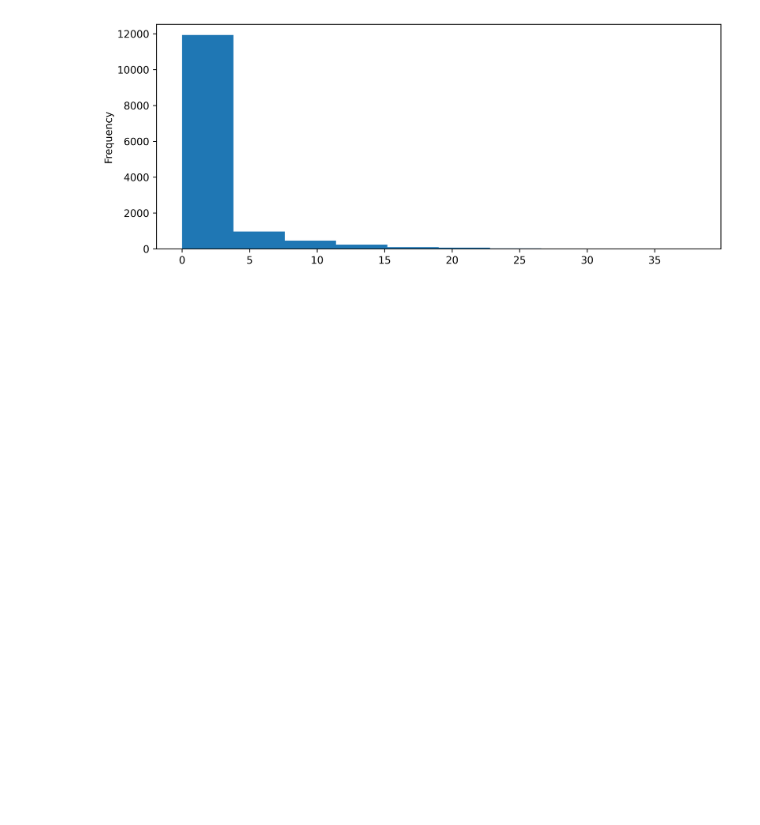
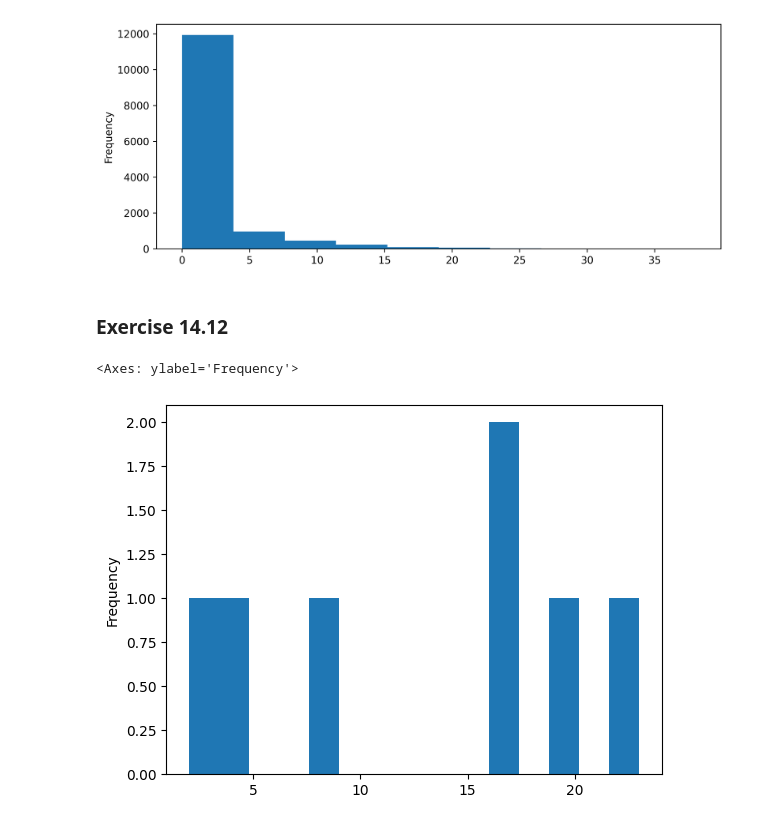
Before and after one commit to arunadas/effective-pandas, a Jupyter notebook: series/generic/ploting-series.ipynb, the cells around one changed output. Drawn from its saved outputs; the diff is of its cells as text; code cells hidden in the pictures; blank space fills up the shorter version.

Commit message:
plotting in series

```diff
--- a/series/generic/ploting-series.ipynb
+++ b/series/generic/ploting-series.ipynb
@@ -219,3 +219,12 @@ with sns.plotting_context(rc=dict(font='Roboto',palette=color_palette)):
     fig.savefig('snowhist.png', dpi=600, bbox_inches='tight')
 # %% [output]
 [figure]
+# %% [markdown]
+### Exercise 14.12
+# %%
+# Create a histogram from a numeric column. cHange the bin size
+data = pd.Series([2,4.5,16,8,16,23,19])
+data.plot.hist(bins=15)
+# %% [output]
+<Axes: ylabel='Frequency'>
+[figure, added]
```
Also changed, not shown: parts of 2 cells of this notebook.
